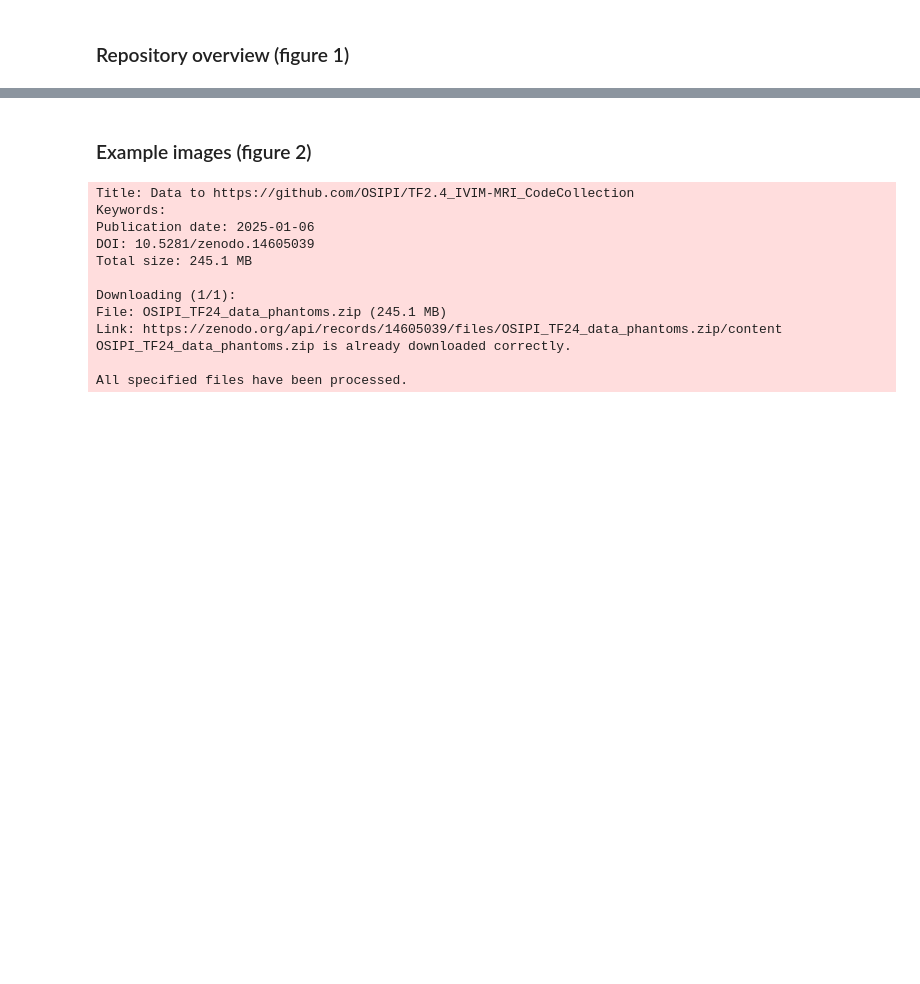
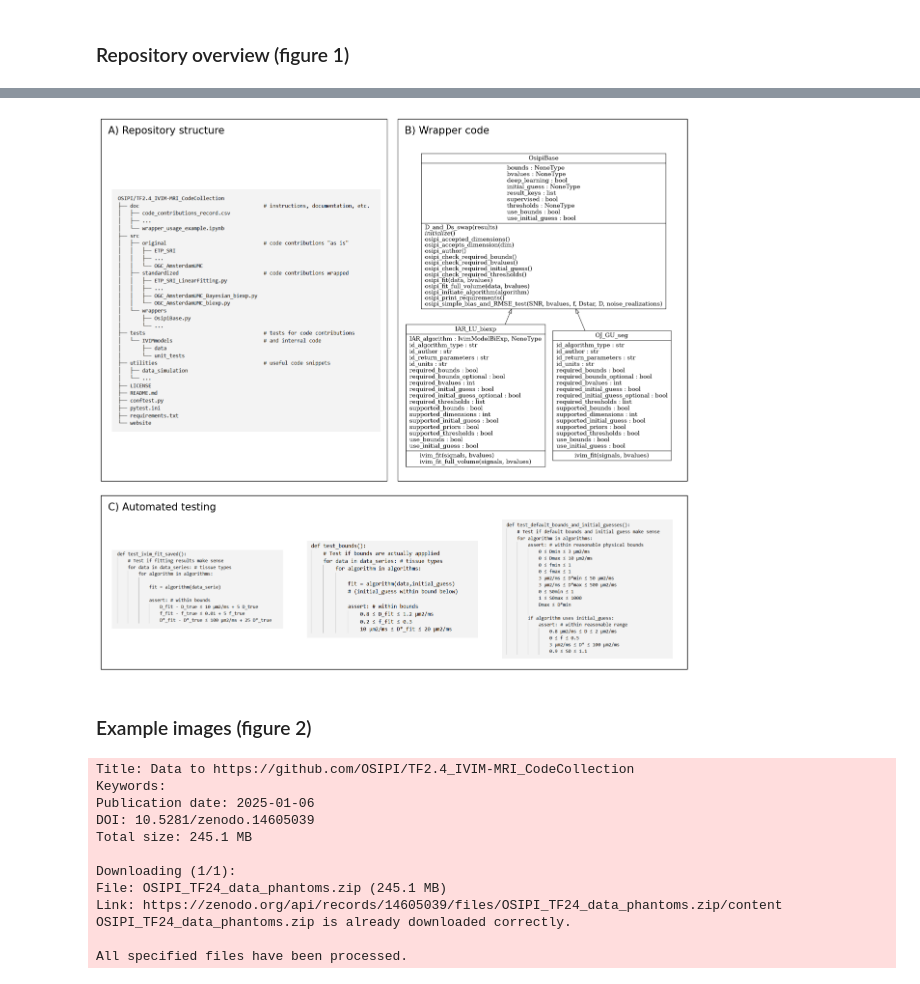
Before and after one commit to OSIPI/TF2.4_IVIM-MRI_CodeCollection, a Jupyter notebook: papers/paper1/figs.ipynb, the cells around one changed output, grey strips where cells are left out. Saved outputs shown, nothing was run; the diff lists cells and outputs as text; code cells hidden in the pictures; blank space fills up the shorter version.

Commit message:
code for figure 1

```diff
--- a/papers/paper1/figs.ipynb
+++ b/papers/paper1/figs.ipynb
@@ -13,3 +130,32 @@ sys.path.insert(0,repo_root)
+# %%
+fig = plt.figure(figsize=(15,15))
+gspec = gs.GridSpec(12, 12, wspace=1, hspace=0)
+ax0 = fig.add_subplot(gspec[:7, :6])
+ax1 = fig.add_subplot(gspec[:7, 6:])
+ax2 = fig.add_subplot(gspec[7:, :4])
+ax3 = fig.add_subplot(gspec[7:, 4:8])
+ax4 = fig.add_subplot(gspec[7:, 8:])
+
+for im_file, ax in zip(['dumps/repo_structure.png','figs/classes.png',
+                        'dumps/pseudocode_3.png','dumps/pseudocode_2.png',
+                        'dumps/pseudocode_1.png'],[ax0,ax1,ax2,ax3,ax4]):
+    im = mpimg.imread(im_file)
+    ax.axis('off')
+    ax.imshow(im)
+
+p1 = plt.Rectangle((0.11,0.42),0.395,0.5,clip_on=False,transform=fig.transFigure,figure=fig,fc=(0,0,0,0),ec=(0,0,0,1))
+p2 = plt.Rectangle((0.52,0.42),0.4,0.5,clip_on=False,transform=fig.transFigure,figure=fig,fc=(0,0,0,0),ec=(0,0,0,1))
+p3 = plt.Rectangle((0.11,0.16),0.81,0.24,clip_on=False,transform=fig.transFigure,figure=fig,fc=(0,0,0,0),ec=(0,0,0,1))
+fig.patches.extend([p1,p2,p3])
+
+fig.text(0.12, 0.91, 'A) Repository structure', ha='left', va='top',fontsize=15, color='black',transform=fig.transFigure)
+fig.text(0.53, 0.91, 'B) Wrapper code', ha='left', va='top',fontsize=15, color='black',transform=fig.transFigure)
+fig.text(0.12, 0.39, 'C) Automated testing', ha='left', va='top',fontsize=15, color='black',transform=fig.transFigure)
+
+plt.tight_layout()
+fig.savefig(os.path.join('figs','fig1.png'),dpi=800);
+# %% [output]
+[figure, added]
 # %% [markdown]
 ### Example images (figure 2)
 # %%
```
Also changed, not shown: parts of 11 cells of this notebook, 4 other files.
